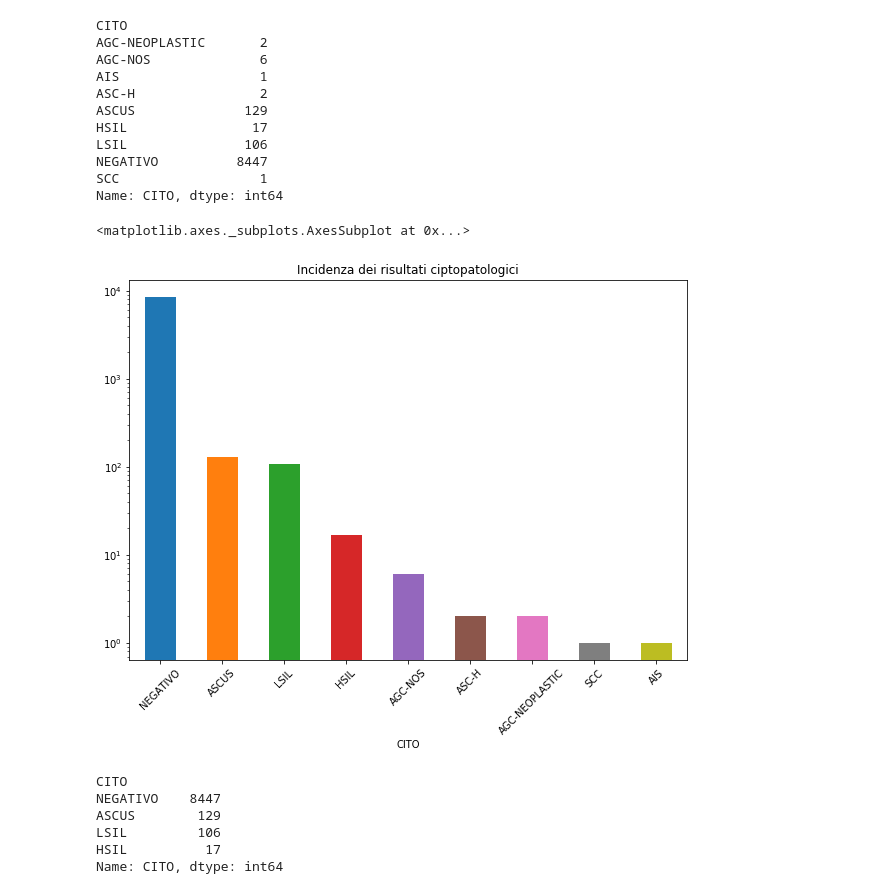
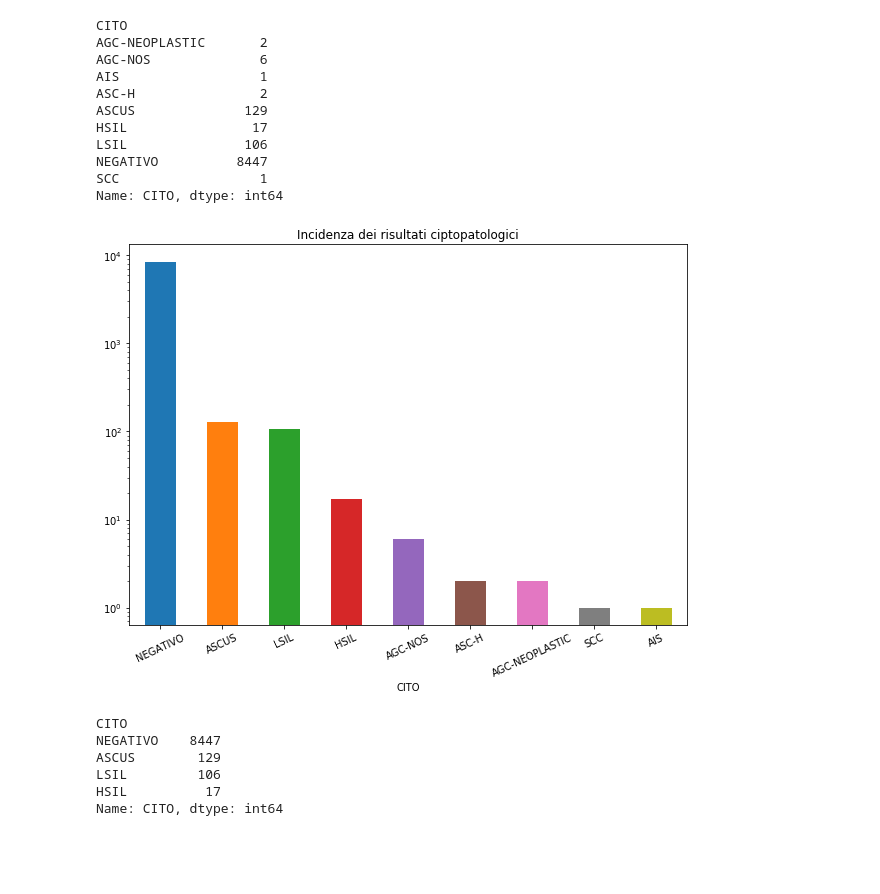
Before and after one commit to Nimerya/Cytological-Reports-Analysis, a Jupyter notebook: exploratory_analysis.ipynb, the cells around one changed output. Drawn from its saved outputs; the diff is of its cells as text; code cells hidden in the pictures; blank space fills up the shorter version.

```diff
--- a/exploratory_analysis.ipynb
+++ b/exploratory_analysis.ipynb
@@ -450,10 +480,10 @@ Name: CITO, dtype: int64
 # %%
 title_cito = 'Incidenza dei risultati ciptopatologici'
 CITO = CITO.sort_values(ascending=False)
-CITO.plot(kind='bar', title = title_cito, figsize=(10,7), rot=45, legend=False, logy=True)
+CITO.plot(kind='bar', title = title_cito, figsize=(10,7), rot=25, legend=False, logy=True)
+plt.savefig("plots/cito_barplot")
 # %% [output]
-<matplotlib.axes._subplots.AxesSubplot at 0x...>
-[figure, old version]
+[figure, new version]
 # %%
 CITO_PIE = CITO[:4]
 CITO_PIE
```
Also changed, not shown: parts of 51 cells of this notebook, 38 other files.
